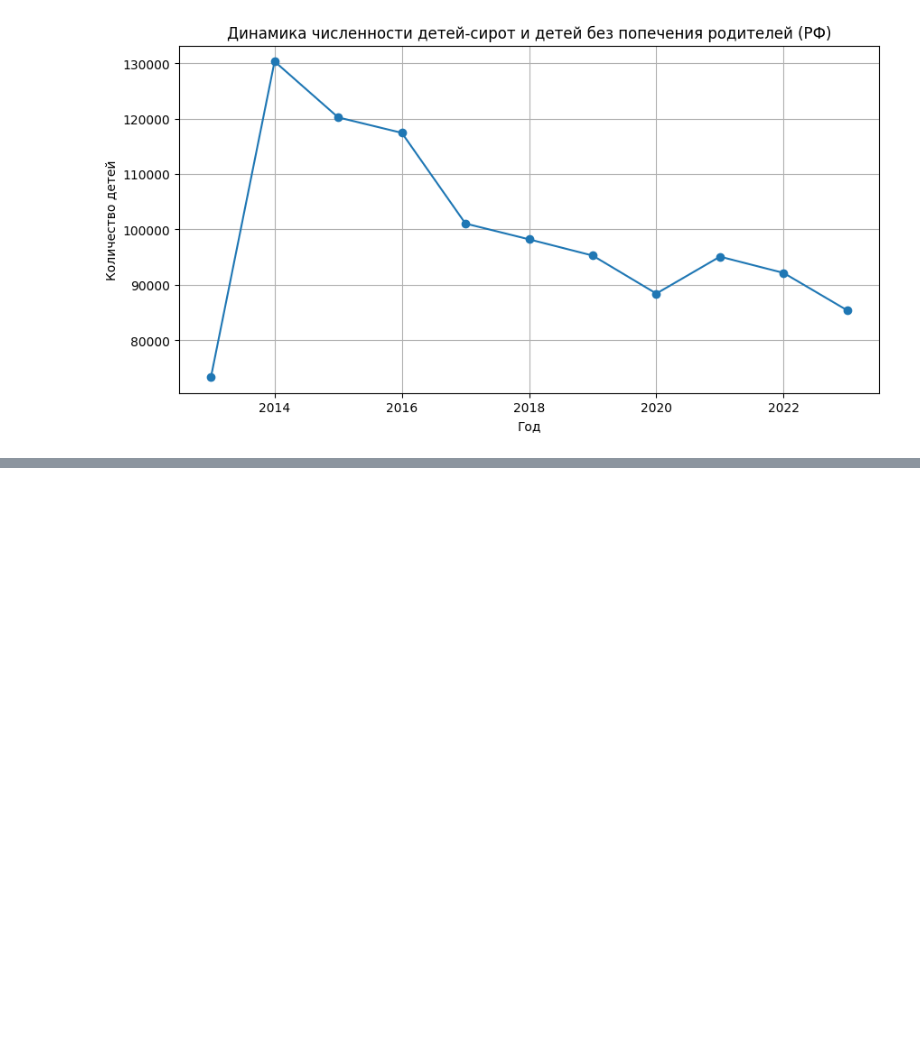
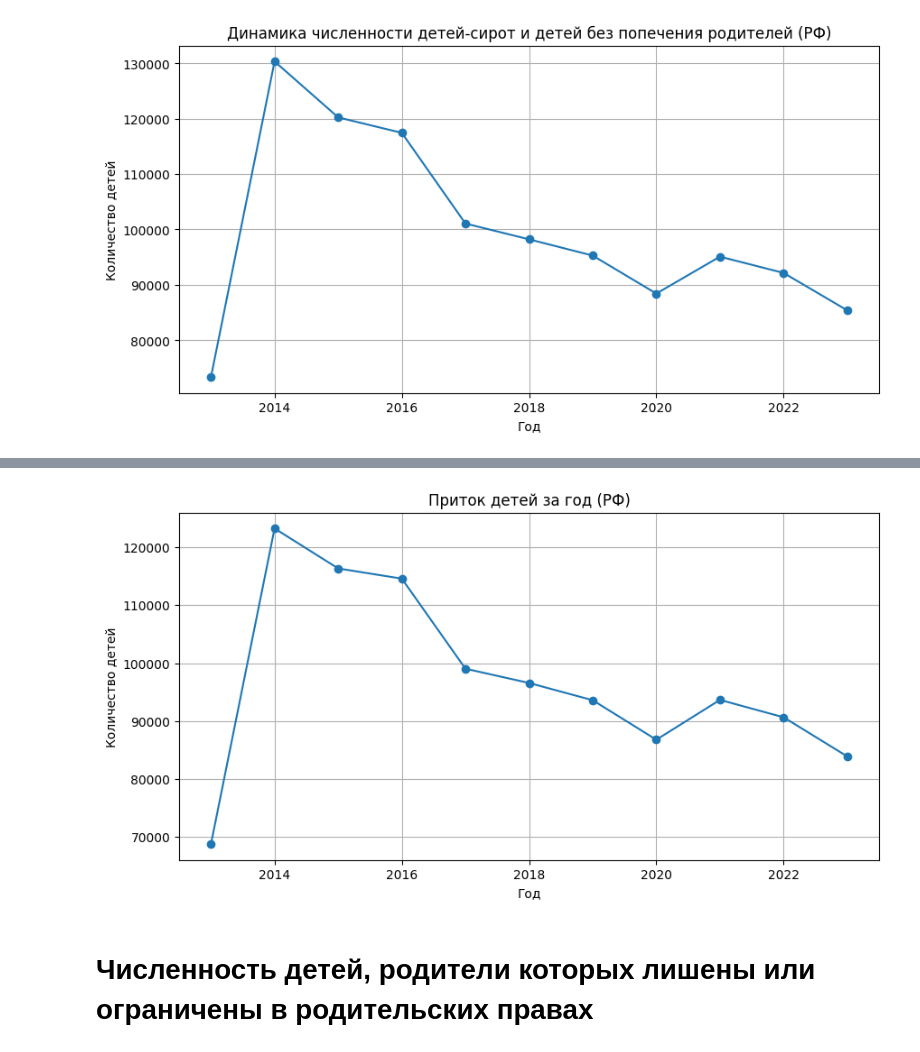
Before and after one commit to manifoldmind/Orphans-data-analysis, a Jupyter notebook: 1 scale of problem.ipynb, the cells around one changed output, grey strips where cells are left out. Drawn from its saved outputs; the diff is of its cells as text; code cells hidden in the pictures; blank space fills up the shorter version.

```diff
--- a/analisys.ipynb
+++ b/1 scale of problem.ipynb
@@ -240,0 +265,21 @@ plt.show()
+# %%
+
+mask = (df['indicator_category'] == '1. Учет и устройство детей, оставшихся без попечения родителей') & \
+        (df['dimension'] == 'всего') & (df['indicator'] == 'детей, выявленных и учтенных за отчетный год')
+
+df_total_3 = df[mask]
+
+influx_per_year = df_total_3.groupby('year')['indicator_value'].sum().reset_index()
+# %%
+plt.figure(figsize=(10, 5))
+"""Горизонт - год, вертикаль - число сирот"""
+plt.plot(influx_per_year['year'], influx_per_year['indicator_value'], marker='o', linestyle='-')
+plt.title('Приток детей за год (РФ)')
+plt.xlabel('Год')
+plt.ylabel('Количество детей')
+plt.grid(True)
+plt.show()
+# %% [output]
+[figure, added]
+# %% [markdown]
+# Численность детей, родители которых лишены или ограничены в родительских правах
```
Also changed, not shown: parts of 6 cells of this notebook, 1 other file.
